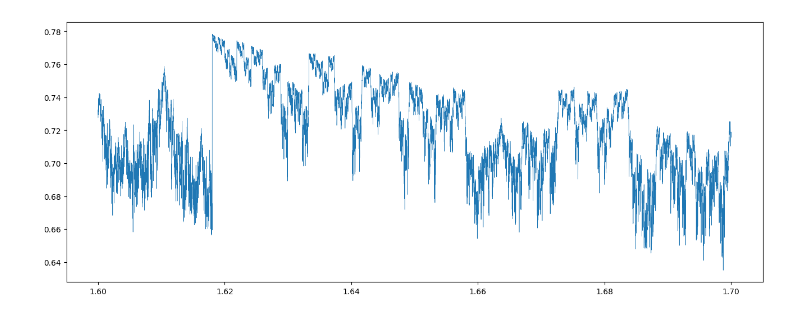
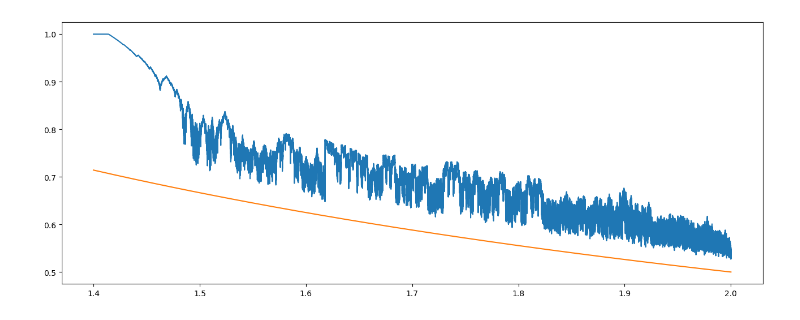
Before and after one commit to dbruwel/chebyshev-hofbauer-resonances, a Jupyter notebook: experiments/notebooks/general_tent_map/specific_map_analysis/tent_map.ipynb, the cells around one changed output. Saved outputs shown, nothing was run; the diff lists cells and outputs as text; code cells hidden in the pictures.

```diff
--- a/experiments/notebooks/general_tent_map/specific_map_analysis/tent_map.ipynb
+++ b/experiments/notebooks/general_tent_map/specific_map_analysis/tent_map.ipynb
@@ -64,8 +0,0 @@ plt.show()
-# %%
-fig, ax = plt.subplots(figsize=(16, 6))
-
-ax.plot(alphas, np.abs(np.array(lam2s)), linewidth=0.5)
-
-plt.show()
-# %% [output]
-[figure, removed]
@@ -71,0 +7,16 @@ plt.show()
+# %%
+df = pd.read_csv(res_path / "tent_map" / "l2_vs_alpha.csv", index_col=0)
+# %%
+norm = df['lam_2'].str.strip('()').apply(complex).abs()
+# %%
+fig, ax = plt.subplots(figsize=(16, 6))
+
+ax.plot(norm.index[:-1], norm.iloc[:-1])
+ax.plot(norm.index[:-1], 1/norm.index[:-1])
+
+# ax.set_xlim((1.85, 1.851))
+# ax.set_ylim((0.55, 0.65))
+
+plt.show()
+# %% [output]
+[figure, added]
```
Also changed, not shown: parts of 6 cells of this notebook, 11 other files.
